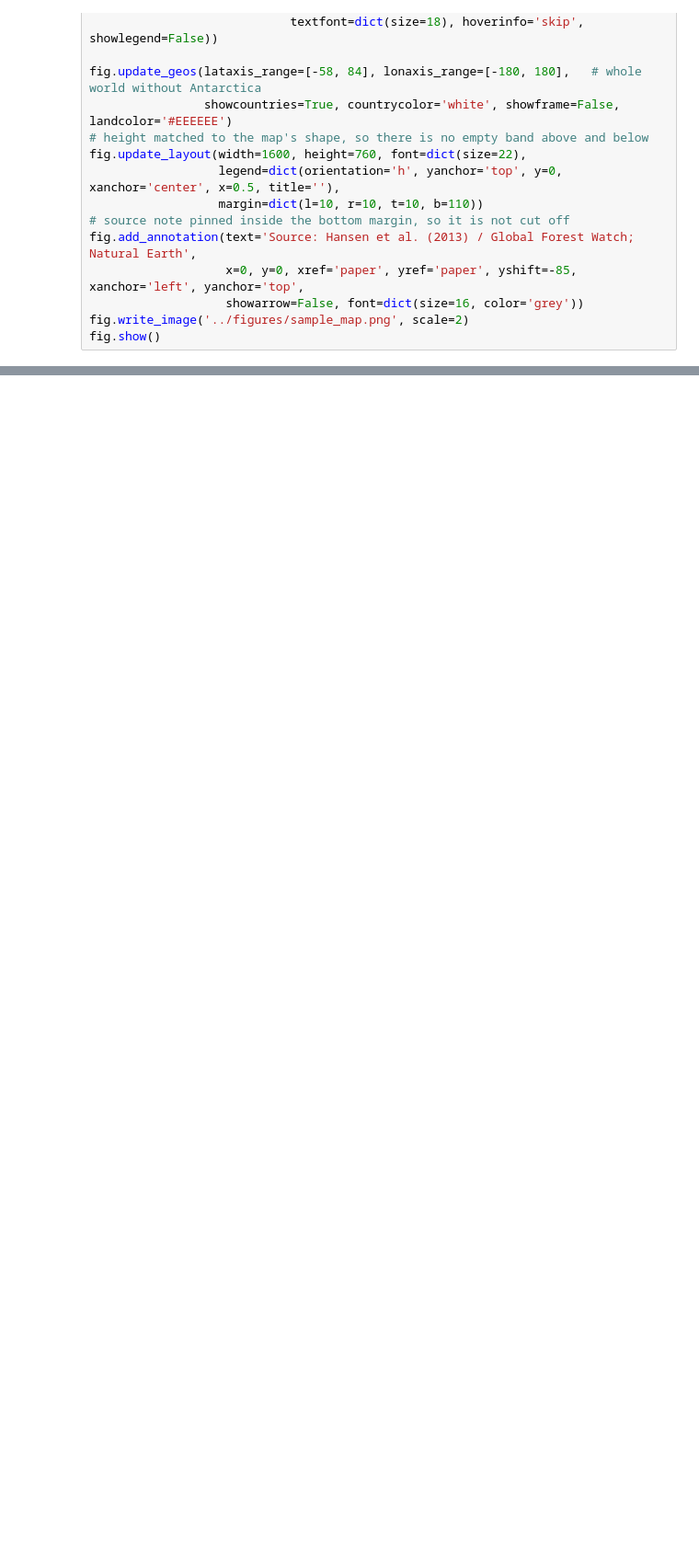
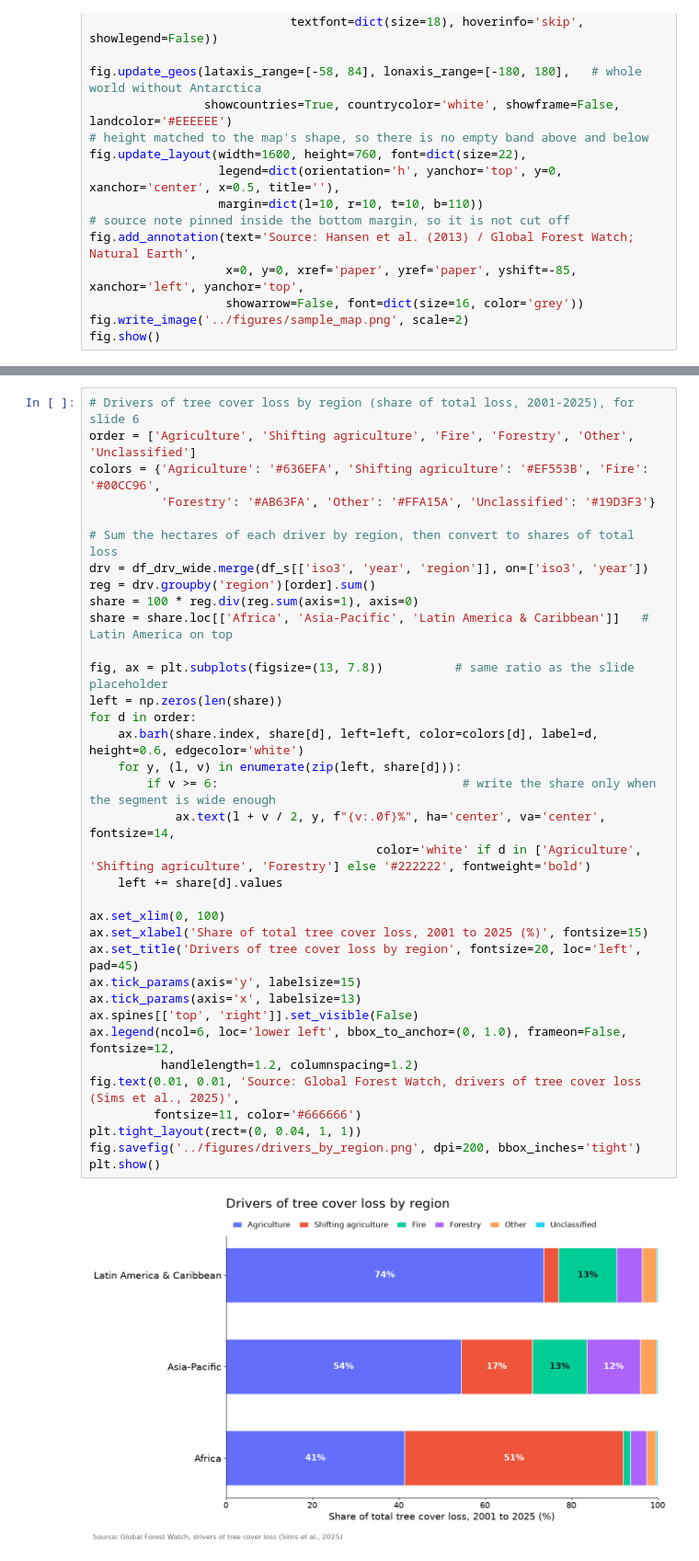
Before and after one commit to AndrewEberhardt/DataScienceProject, a Jupyter notebook: notebooks/1-Forest-Loss.ipynb, the cells around one changed output, grey strips where cells are left out. Shown at 92% size. Saved outputs shown, nothing was run; the diff lists cells and outputs as text; blank space fills up the shorter version.

```diff
--- a/notebooks/1-Forest-Loss.ipynb
+++ b/notebooks/1-Forest-Loss.ipynb
@@ -1272,0 +1285,37 @@ plt.show()
+# %%
+# Drivers of tree cover loss by region (share of total loss, 2001-2025), for slide 6
+order = ['Agriculture', 'Shifting agriculture', 'Fire', 'Forestry', 'Other', 'Unclassified']
+colors = {'Agriculture': '#636EFA', 'Shifting agriculture': '#EF553B', 'Fire': '#00CC96',
+          'Forestry': '#AB63FA', 'Other': '#FFA15A', 'Unclassified': '#19D3F3'}
+
+# Sum the hectares of each driver by region, then convert to shares of total loss
+drv = df_drv_wide.merge(df_s[['iso3', 'year', 'region']], on=['iso3', 'year'])
+reg = drv.groupby('region')[order].sum()
+share = 100 * reg.div(reg.sum(axis=1), axis=0)
+share = share.loc[['Africa', 'Asia-Pacific', 'Latin America & Caribbean']]   # Latin America on top
+
+fig, ax = plt.subplots(figsize=(13, 7.8))          # same ratio as the slide placeholder
+left = np.zeros(len(share))
+for d in order:
+    ax.barh(share.index, share[d], left=left, color=colors[d], label=d, height=0.6, edgecolor='white')
+    for y, (l, v) in enumerate(zip(left, share[d])):
+        if v >= 6:                                  # write the share only when the segment is wide enough
+            ax.text(l + v / 2, y, f"{v:.0f}%", ha='center', va='center', fontsize=14,
+                                        color='white' if d in ['Agriculture', 'Shifting agriculture', 'Forestry'] else '#222222', fontweight='bold')
+    left += share[d].values
+
+ax.set_xlim(0, 100)
+ax.set_xlabel('Share of total tree cover loss, 2001 to 2025 (%)', fontsize=15)
+ax.set_title('Drivers of tree cover loss by region', fontsize=20, loc='left', pad=45)
+ax.tick_params(axis='y', labelsize=15)
+ax.tick_params(axis='x', labelsize=13)
+ax.spines[['top', 'right']].set_visible(False)
+ax.legend(ncol=6, loc='lower left', bbox_to_anchor=(0, 1.0), frameon=False, fontsize=12,
+          handlelength=1.2, columnspacing=1.2)
+fig.text(0.01, 0.01, 'Source: Global Forest Watch, drivers of tree cover loss (Sims et al., 2025)',
+         fontsize=11, color='#666666')
+plt.tight_layout(rect=(0, 0.04, 1, 1))
+fig.savefig('../figures/drivers_by_region.png', dpi=200, bbox_inches='tight')
+plt.show()
+# %% [output]
+[figure, added]
```
Also changed, not shown: parts of 2 cells of this notebook.
